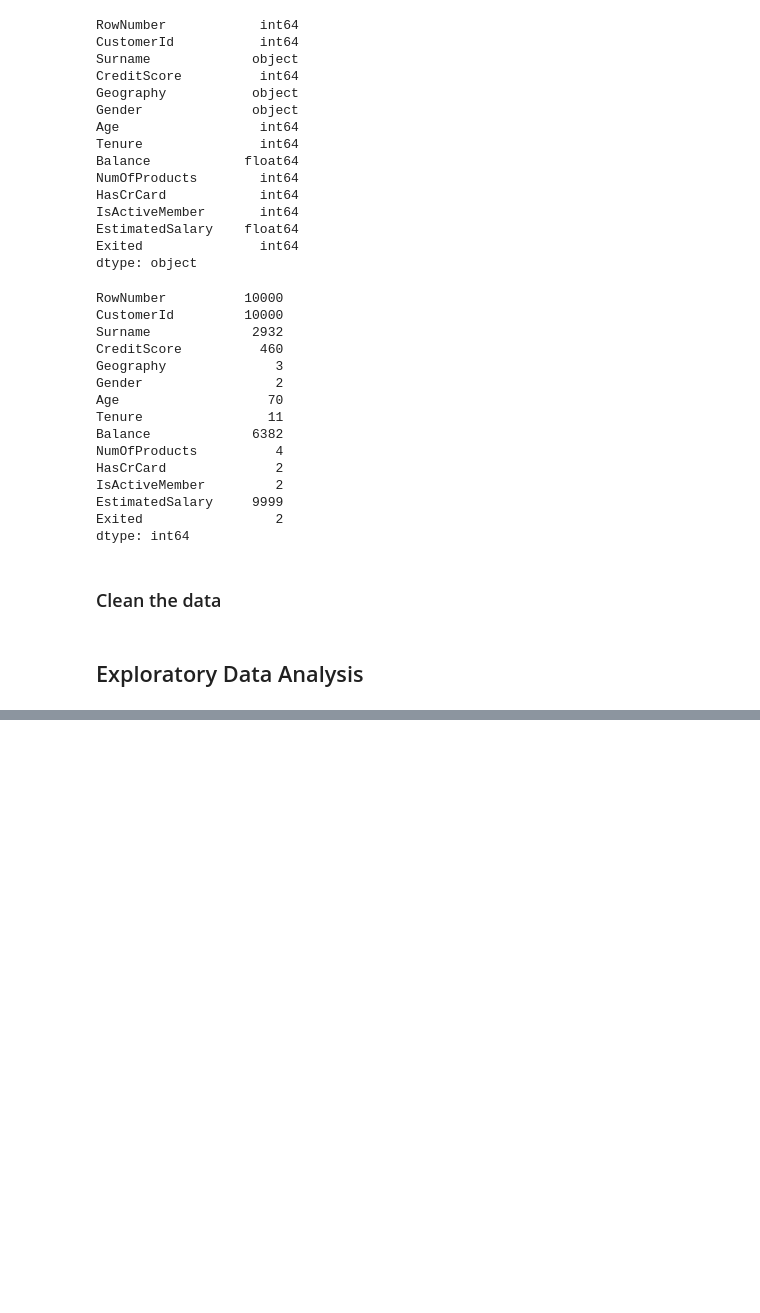
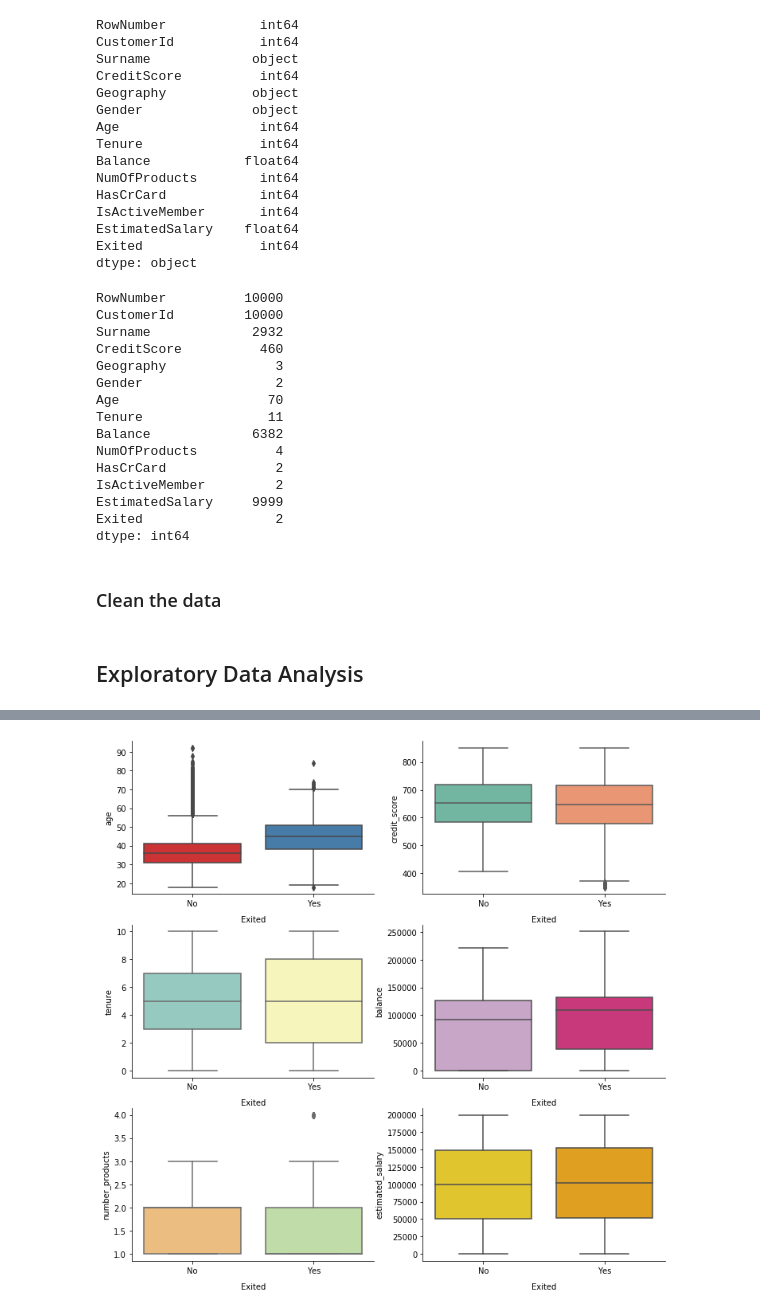
Before and after one commit to ugis22/churn_model, a Jupyter notebook: churn_analysis.ipynb, the cells around one changed output, grey strips where cells are left out. Cells and saved outputs as stored; diff of their text form; code cells hidden in the pictures; blank space fills up the shorter version.

```diff
--- a/churn_analysis.ipynb
+++ b/churn_analysis.ipynb
@@ -113,0 +156,19 @@ plt.show()
+# %%
+numerical_labels = [['age', 'credit_score'],
+                    ['tenure', 'balance'],
+                   ['number_products', 'estimated_salary']]
+num_colors = [['Set1', 'Set2'],
+              ['Set3', 'PuRd'],
+              ['Spectral', 'Wistia']]
+# %%
+fig, ax = plt.subplots(3, 2, figsize=(12, 12))
+for i in range(3):
+    for j in range(2):
+        feature = numerical_labels[i][j]
+        color = num_colors[i][j]
+        ax1 = sns.boxplot(x='exited', y=feature, palette=color, data=df, ax=ax[i][j])
+        ax1.set_xlabel('Exited', labelpad=10)
+        ax1.set_xticklabels(['No', 'Yes'])
+sns.despine()
+# %% [output]
+[figure, added]
```
Also changed, not shown: parts of 13 cells of this notebook.
